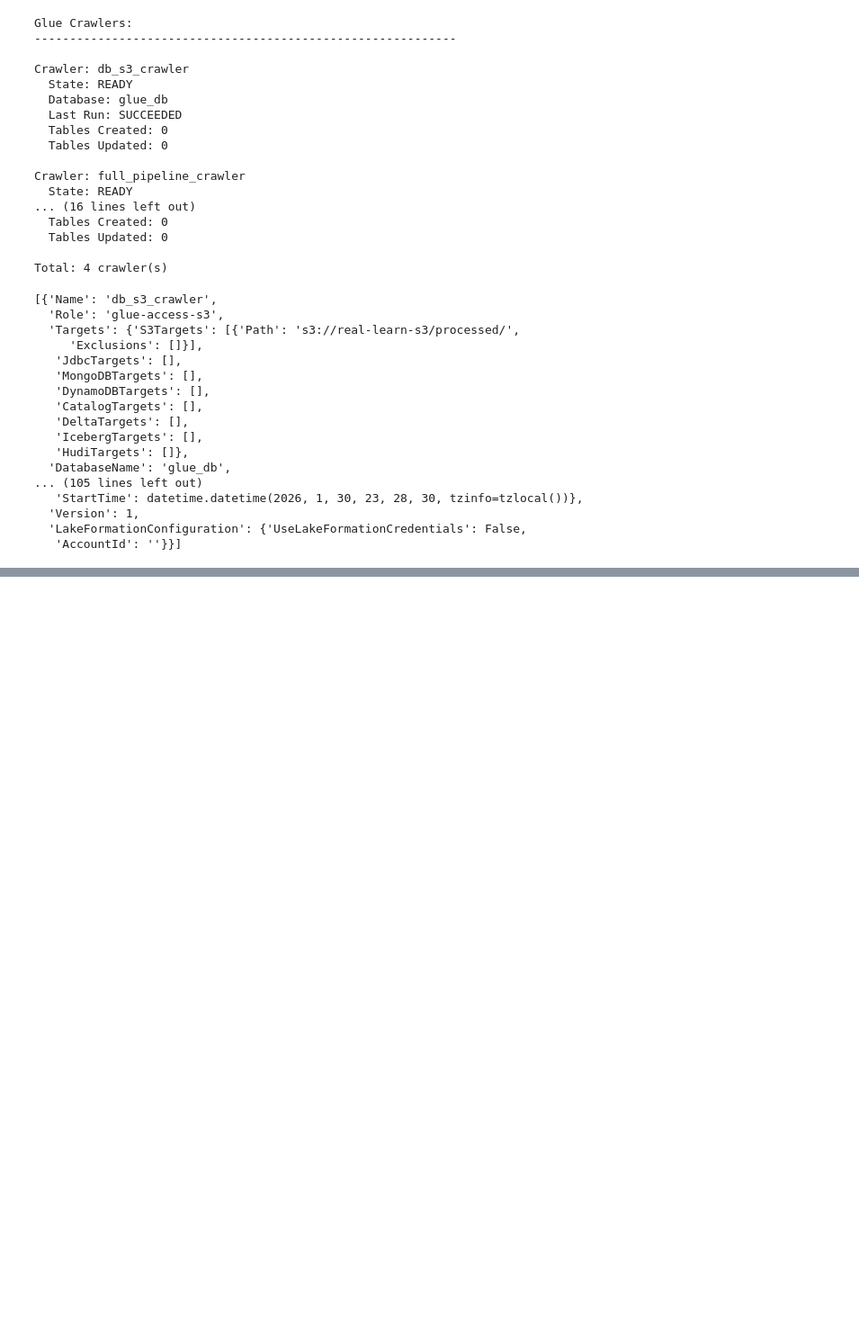
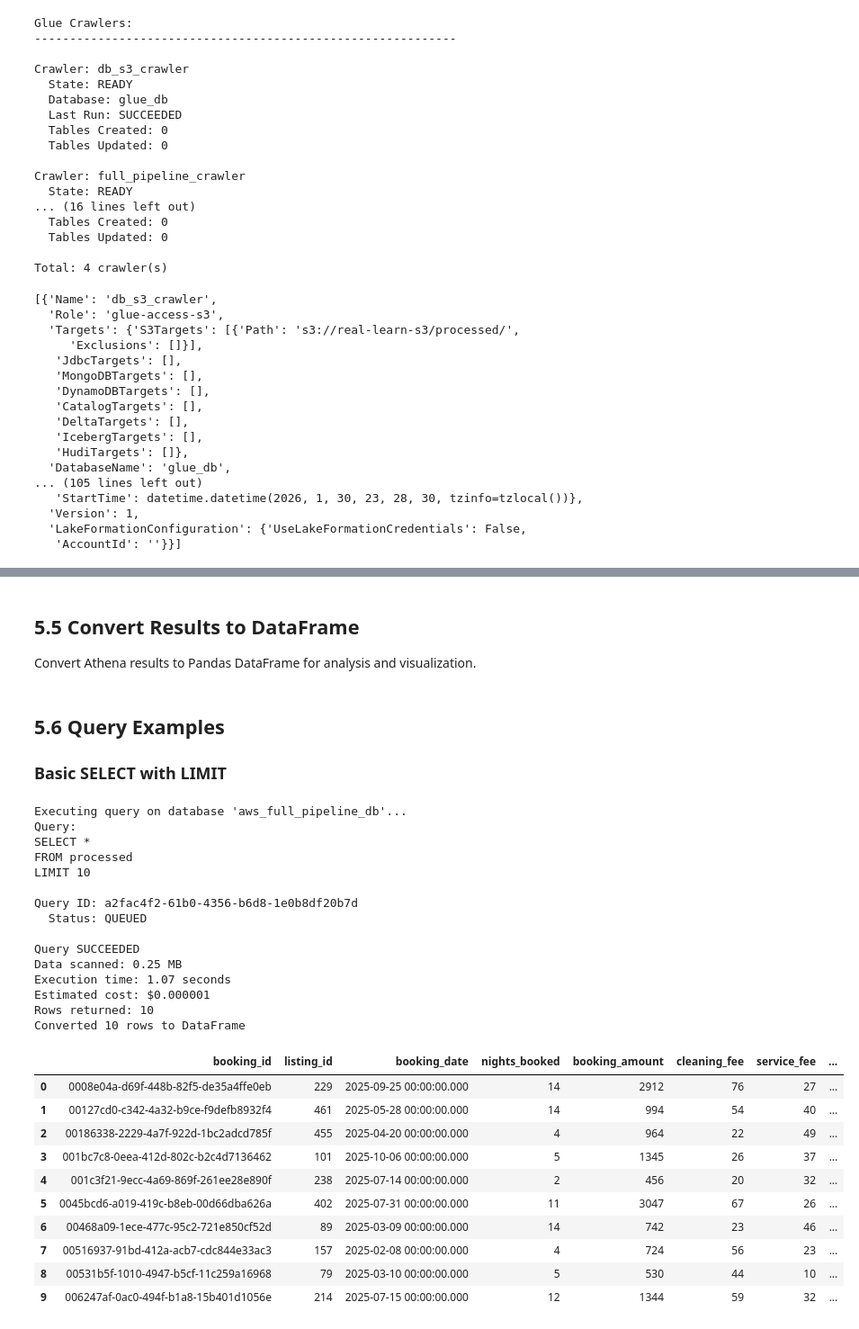
Before and after one commit to kisyular/aws-for-data-engineering, a Jupyter notebook: aws_complete_workflow.ipynb, the cells around one changed output, grey strips where cells are left out. Shown at 90% size. Cells and saved outputs as stored; diff of their text form; code cells hidden in the pictures; blank space fills up the shorter version.

```diff
--- a/aws_complete_workflow.ipynb
+++ b/aws_complete_workflow.ipynb
@@ -1465,0 +1494,3 @@ Total: 4 crawler(s)
+# %%
+ATHENA_OUTPUT = f's3://{S3_BUCKET_COMPLETE_PIPELINE}/athena-results/'
+print(f"Athena query results will be stored in: {ATHENA_OUTPUT}")
@@ -1465,0 +1699,67 @@ Total: 4 crawler(s)
+# %% [markdown]
+## 5.5 Convert Results to DataFrame
+
+Convert Athena results to Pandas DataFrame for analysis and visualization.
+# %%
+# lets create a function to return the results in dataframe format
+import pandas as pd
+# the function takes in results from run_athena_query and returns a dataframe
+def athena_results_to_dataframe(results):
+    """
+    Convert Athena query results to a Pandas DataFrame
+
+    Args:
+        results (list): List of dictionaries from run_athena_query
+
+    Returns:
+        pd.DataFrame: DataFrame with query results
+    """
+    if not results:
+        print("No results to convert")
+        return pd.DataFrame()
+
+    df = pd.DataFrame(results)
+    print(f"Converted {len(df)} rows to DataFrame")
+    return df
+# %% [markdown]
+## 5.6 Query Examples
+
+### Basic SELECT with LIMIT
+# %%
+# Simple SELECT with LIMIT
+query = """
+SELECT *
+FROM processed
+LIMIT 10
+"""
+
+results = run_athena_query(query, 'aws_full_pipeline_db')
+df = athena_results_to_dataframe(results)
+df
+# %% [output]
+Executing query on database 'aws_full_pipeline_db'...
+Query:
+SELECT *
+FROM processed
+LIMIT 10
+
+Query ID: a2fac4f2-61b0-4356-b6d8-1e0b8df20b7d
+  Status: QUEUED
+
+Query SUCCEEDED
+Data scanned: 0.25 MB
+Execution time: 1.07 seconds
+Estimated cost: $0.000001
+Rows returned: 10
+Converted 10 rows to DataFrame
+|  | booking_id | listing_id | booking_date | nights_booked | booking_amount | cleaning_fee | service_fee | ... |
+| 0 | 0008e04a-d69f-448b-82f5-de35a4ffe0eb | 229 | 2025-09-25 00:00:00.000 | 14 | 2912 | 76 | 27 | ... |
+| 1 | 00127cd0-c342-4a32-b9ce-f9defb8932f4 | 461 | 2025-05-28 00:00:00.000 | 14 | 994 | 54 | 40 | ... |
+| 2 | 00186338-2229-4a7f-922d-1bc2adcd785f | 455 | 2025-04-20 00:00:00.000 | 4 | 964 | 22 | 49 | ... |
+| 3 | 001bc7c8-0eea-412d-802c-b2c4d7136462 | 101 | 2025-10-06 00:00:00.000 | 5 | 1345 | 26 | 37 | ... |
+| 4 | 001c3f21-9ecc-4a69-869f-261ee28e890f | 238 | 2025-07-14 00:00:00.000 | 2 | 456 | 20 | 32 | ... |
+| 5 | 0045bcd6-a019-419c-b8eb-00d66dba626a | 402 | 2025-07-31 00:00:00.000 | 11 | 3047 | 67 | 26 | ... |
+| 6 | 00468a09-1ece-477c-95c2-721e850cf52d | 89 | 2025-03-09 00:00:00.000 | 14 | 742 | 23 | 46 | ... |
+| 7 | 00516937-91bd-412a-acb7-cdc844e33ac3 | 157 | 2025-02-08 00:00:00.000 | 4 | 724 | 56 | 23 | ... |
+| 8 | 00531b5f-1010-4947-b5cf-11c259a16968 | 79 | 2025-03-10 00:00:00.000 | 5 | 530 | 44 | 10 | ... |
+| 9 | 006247af-0ac0-494f-b1a8-15b401d1056e | 214 | 2025-07-15 00:00:00.000 | 12 | 1344 | 59 | 32 | ... |
```
Also changed, not shown: parts of 17 cells of this notebook.
